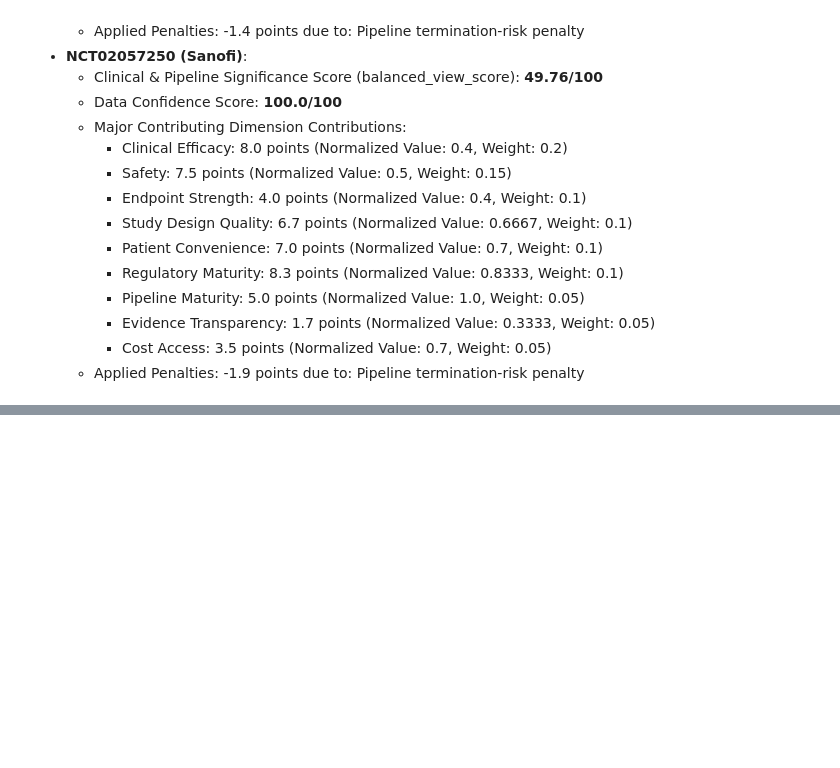
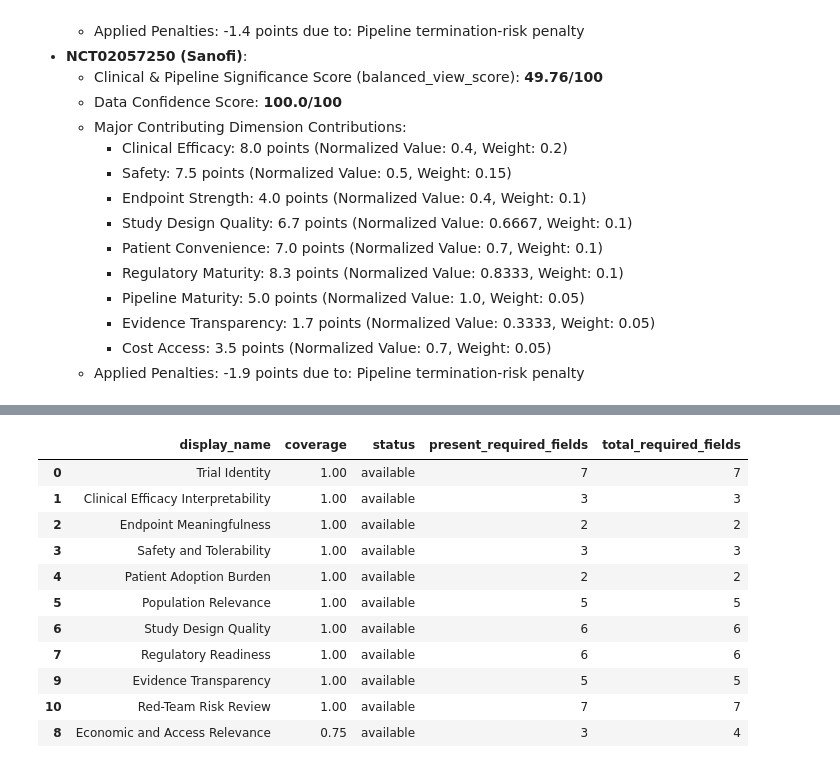
Before and after one commit to Mindreader-org/Clinical-Trial-Data-EDA, a Jupyter notebook: 6_approval_ready_dynamic_study_pipeline_scoring.ipynb, the cells around one changed output, grey strips where cells are left out. Saved outputs shown, nothing was run; the diff lists cells and outputs as text; code cells hidden in the pictures; blank space fills up the shorter version.

```diff
--- a/6_approval_ready_dynamic_study_pipeline_scoring.ipynb
+++ b/6_approval_ready_dynamic_study_pipeline_scoring.ipynb
@@ -1737,0 +1858,54 @@ This is a Phase 1/2 trial with a very small sample size of 20 participants, inve
+# %%
+# ── 2. Dimension Availability Checker ────────────────────────────────────────
+import pandas as pd
+
+def get_available_analysis_dimensions(trial_data, registry):
+    available = []
+    for key, config in registry.items():
+        required_fields = config.get('required_fields', [])
+        present_count = 0
+        for field in required_fields:
+            value = trial_data.get(field)
+            if value is None:
+                continue
+            if isinstance(value, float) and pd.isna(value):
+                continue
+            if isinstance(value, str) and value.strip() == '':
+                continue
+            if isinstance(value, list) and len(value) == 0:
+                continue
+            present_count += 1
+        coverage = present_count / max(len(required_fields), 1)
+        if coverage >= 0.4:
+            status = 'available'
+        elif coverage > 0:
+            status = 'partial'
+        else:
+            status = 'insufficient'
+        available.append({
+            'dimension': key,
+            'display_name': config['display_name'],
+            'coverage': round(coverage, 2),
+            'status': status,
+            'required_fields': required_fields,
+            'present_required_fields': present_count,
+            'total_required_fields': len(required_fields),
+        })
+    return pd.DataFrame(available).sort_values('coverage', ascending=False)
+
+if parsed_studies:
+    sample_avail = get_available_analysis_dimensions(parsed_studies[0], ANALYSIS_DIMENSION_REGISTRY)
+    display(sample_avail[['display_name', 'coverage', 'status', 'present_required_fields', 'total_required_fields']])
+# %% [output]
+|  | display_name | coverage | status | present_required_fields | total_required_fields |
+| 0 | Trial Identity | 1.00 | available | 7 | 7 |
+| 1 | Clinical Efficacy Interpretability | 1.00 | available | 3 | 3 |
+| 2 | Endpoint Meaningfulness | 1.00 | available | 2 | 2 |
+| 3 | Safety and Tolerability | 1.00 | available | 3 | 3 |
+| 4 | Patient Adoption Burden | 1.00 | available | 2 | 2 |
+| 5 | Population Relevance | 1.00 | available | 5 | 5 |
+| 6 | Study Design Quality | 1.00 | available | 6 | 6 |
+| 7 | Regulatory Readiness | 1.00 | available | 6 | 6 |
+| 9 | Evidence Transparency | 1.00 | available | 5 | 5 |
+| 10 | Red-Team Risk Review | 1.00 | available | 7 | 7 |
+| 8 | Economic and Access Relevance | 0.75 | available | 3 | 4 |
```
Also changed, not shown: parts of 15 cells of this notebook, 7 other files.
